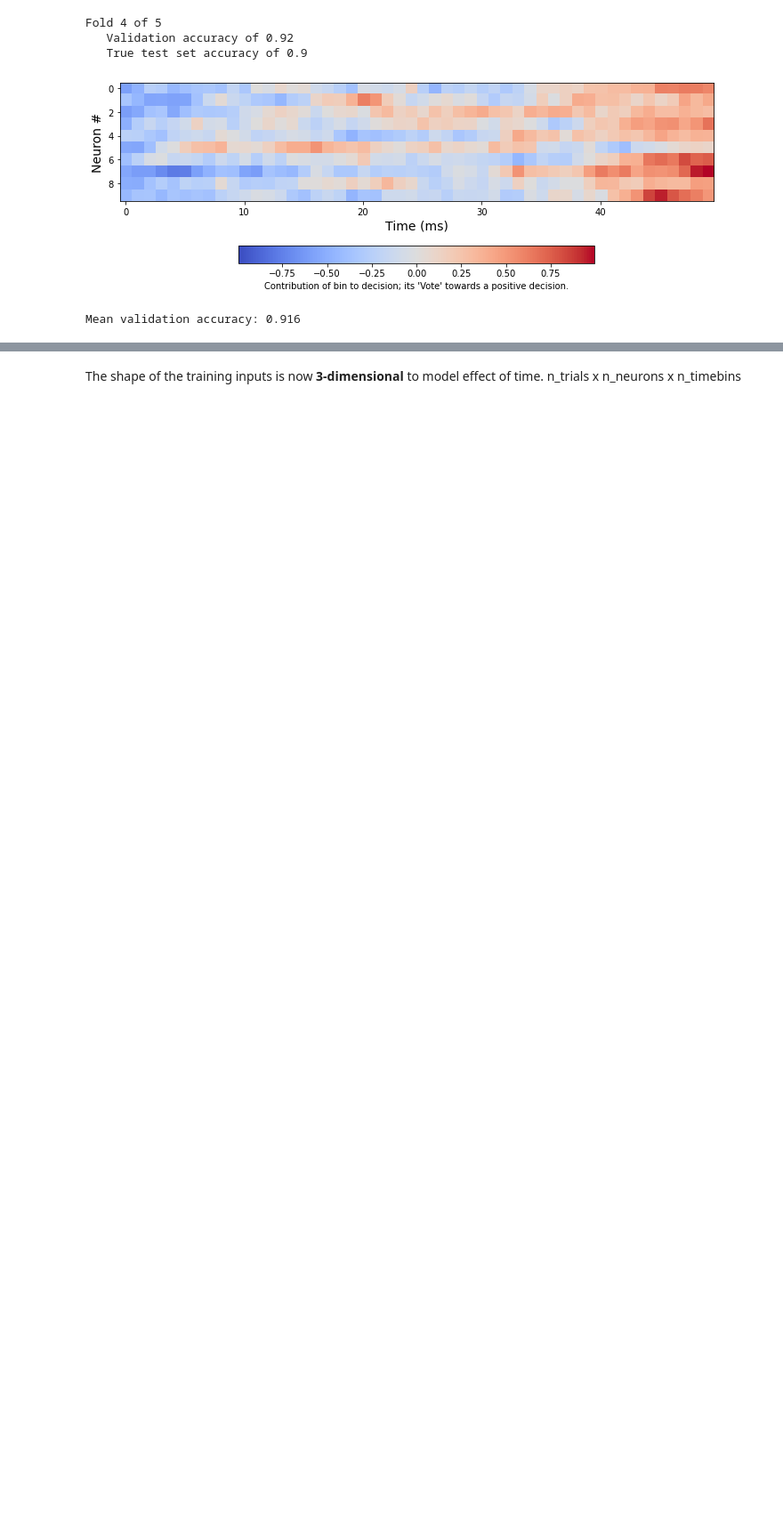
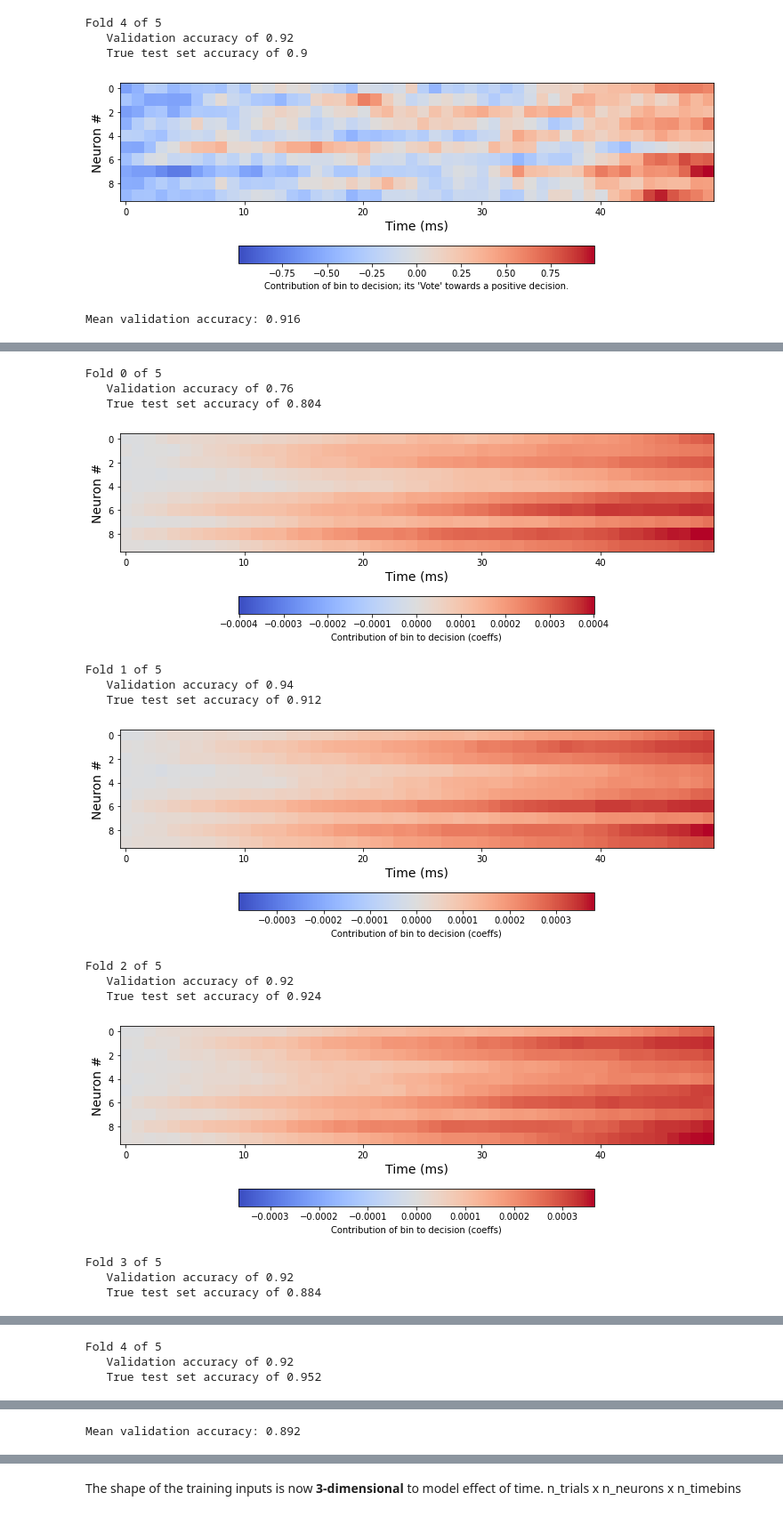
Before and after one commit to donw7/neural_activity_models_DNNs, a Jupyter notebook: DNN_decoding.ipynb, the cells around one changed output, grey strips where cells are left out. Shown at 89% size. Drawn from its saved outputs; the diff is of its cells as text; code cells hidden in the pictures; blank space fills up the shorter version.

```diff
--- a/DNN_decoding.ipynb
+++ b/DNN_decoding.ipynb
@@ -196,35 +134,32 @@ def get_test_train_splits(data, decisions, n_folds=5):
 # %%
-(training_sets, training_Ys), (val_sets, val_Ys) = get_test_train_splits(X, decisions)
-
 scores = []
 
 # Iterate through the k=5 folds
 for fold in range(5):
   print("Fold {} of 5".format(fold))
 
-  training_X = training_sets[fold]
-  training_Y = training_Ys[fold]
+  training_Xi = training_X[fold]
+  training_Yi = training_Y[fold]
 
   validation_X = val_sets[fold]
   validation_Y = val_Ys[fold]
 
   # re-initialize the logistic regression model
-  this_model = linear_model.LogisticRegression(penalty='none', solver = 'lbfgs',
+  logreg_model = linear_model.LogisticRegression(penalty='none', solver = 'lbfgs',
                                                max_iter = 1000)
   # fit and score on training
-  this_model.fit(training_X, training_Y)
-  this_model.score(training_X,training_Y)
+  logreg_model.fit(training_X, training_Y)
+  logreg_model.score(training_X,training_Y)
 
   # score on the validation data
-  this_accuracy = this_model.score(validation_X,validation_Y)
+  this_accuracy = logreg_model.score(validation_X,validation_Y)
   scores.append(this_accuracy)
 
-  # score on the new dataset (new_X, new_decisions from above)
-  accuracy_on_test_data = this_model.score(new_X,new_decisions)
+  accuracy_on_test_data = logreg_model.score(new_X,new_decisions)
 
   print("   Validation accuracy of {}".format( this_accuracy ))
   print("   True test set accuracy of {}".format( accuracy_on_test_data ))
-  plot_coefs(this_model)
+  plot_coefs(logreg_model)
 
 print("Mean validation accuracy: {}".format(np.mean(scores)))
 # %% [output]
@@ -254,33 +192,47 @@ Regularization
 # %%
-(training_sets, training_Ys), (val_sets, val_Ys) = get_test_train_splits(X, decisions)
-
 scores = []
 
 # Iterate through the k=5 folds
 for fold in range(5):
     print("Fold {} of 5".format(fold))
 
-    training_X = training_sets[fold]
-    training_Y = training_Ys[fold]
+    training_Xi = training_X[fold]
+    training_Xi = training_Y[fold]
 
     validation_X = val_sets[fold]
     validation_Y = val_Ys[fold]
 
-    this_model = linear_model.LogisticRegression(penalty='l2', solver = 'lbfgs',
+    logreg_model = linear_model.LogisticRegression(penalty='l2', solver = 'lbfgs',
                                                  max_iter = 1000, C=1e-6)
     # fit and score on training
-    this_model.fit(training_X, training_Y)
-    this_model.score(training_X,training_Y)
+    logreg_model.fit(training_Xi, training_Y)
+    logreg_model.score(training_Xi,training_Y)
 
     # score on the validation data
-    this_accuracy = this_model.score(validation_X,validation_Y)
-    scores.append(this_accuracy)
+    accuracy = logreg_model.score(validation_X,validation_Y)
+    scores.append(accuracy)
 
     # score on the new dataset (new_X, new_decisions from above)
-    accuracy_on_test_data = this_model.score(new_X,new_decisions)
+    accuracy_on_test_data = logreg_model.score(new_X,new_decisions)
 
-    print("   Validation accuracy of {}".format( this_accuracy ))
+    print("   Validation accuracy of {}".format( accuracy ))
     print("   True test set accuracy of {}".format( accuracy_on_test_data ))
-    plot_coefs(this_model)
+    myplotfns.plot_coefs(logreg_model, n_neurons, n_bins_per_trial)
 
 print("Mean validation accuracy: {}".format(np.mean(scores)))
+# %% [output]
+Fold 0 of 5
+   Validation accuracy of 0.76
+   True test set accuracy of 0.804
+[figure, added]
+Fold 1 of 5
+   Validation accuracy of 0.94
+   True test set accuracy of 0.912
+[figure, added]
+Fold 2 of 5
+   Validation accuracy of 0.92
+   True test set accuracy of 0.924
+[figure, added]
+Fold 3 of 5
+   Validation accuracy of 0.92
+   True test set accuracy of 0.884
@@ -286,0 +240,3 @@ print("Mean validation accuracy: {}".format(np.mean(scores)))
+Fold 4 of 5
+   Validation accuracy of 0.92
+   True test set accuracy of 0.952
@@ -287 +244,2 @@ print("Mean validation accuracy: {}".format(np.mean(scores)))
+Mean validation accuracy: 0.892
 # %% [markdown]
```
Also changed, not shown: parts of 52 cells of this notebook, 1 other file.
